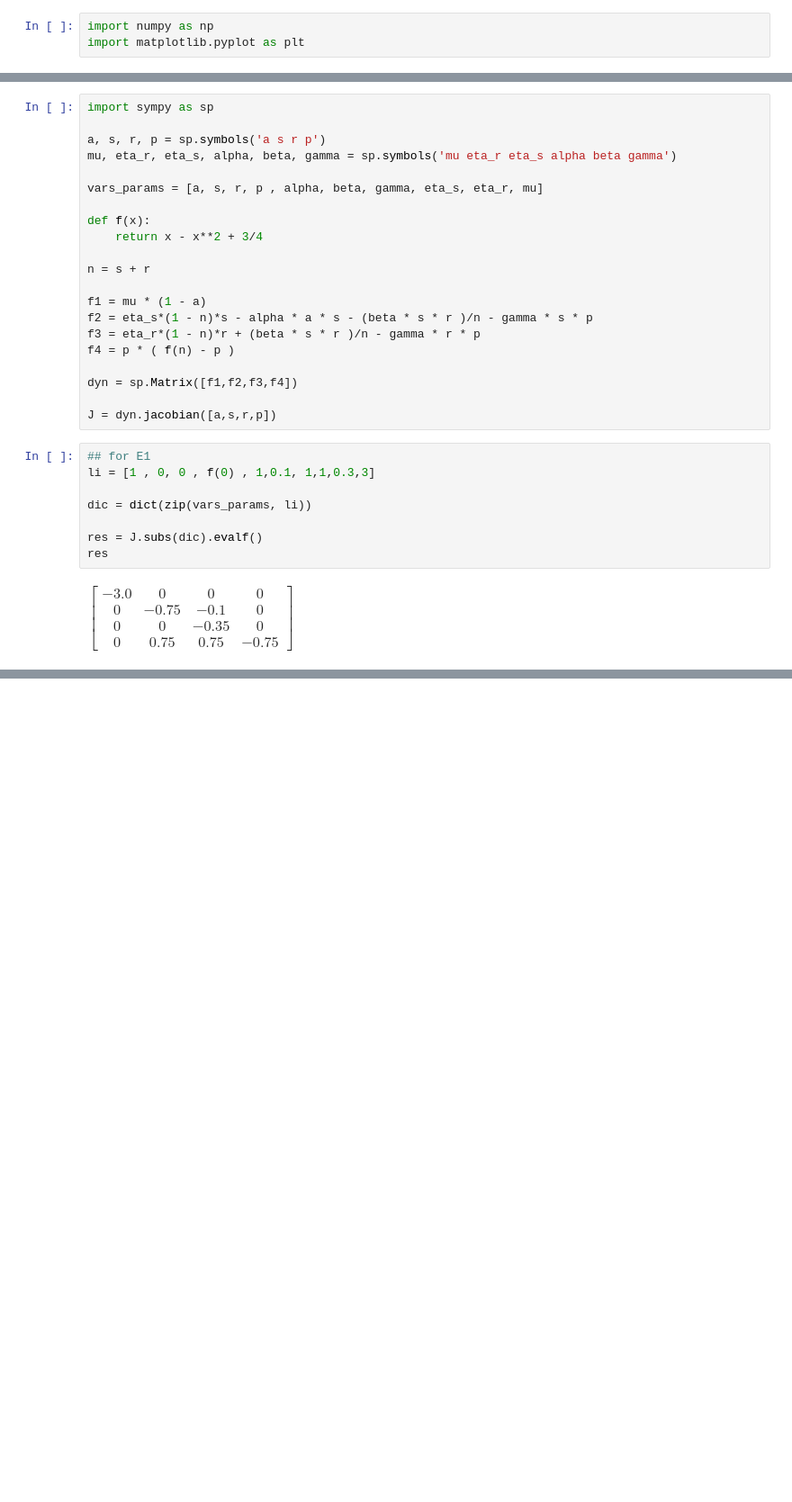
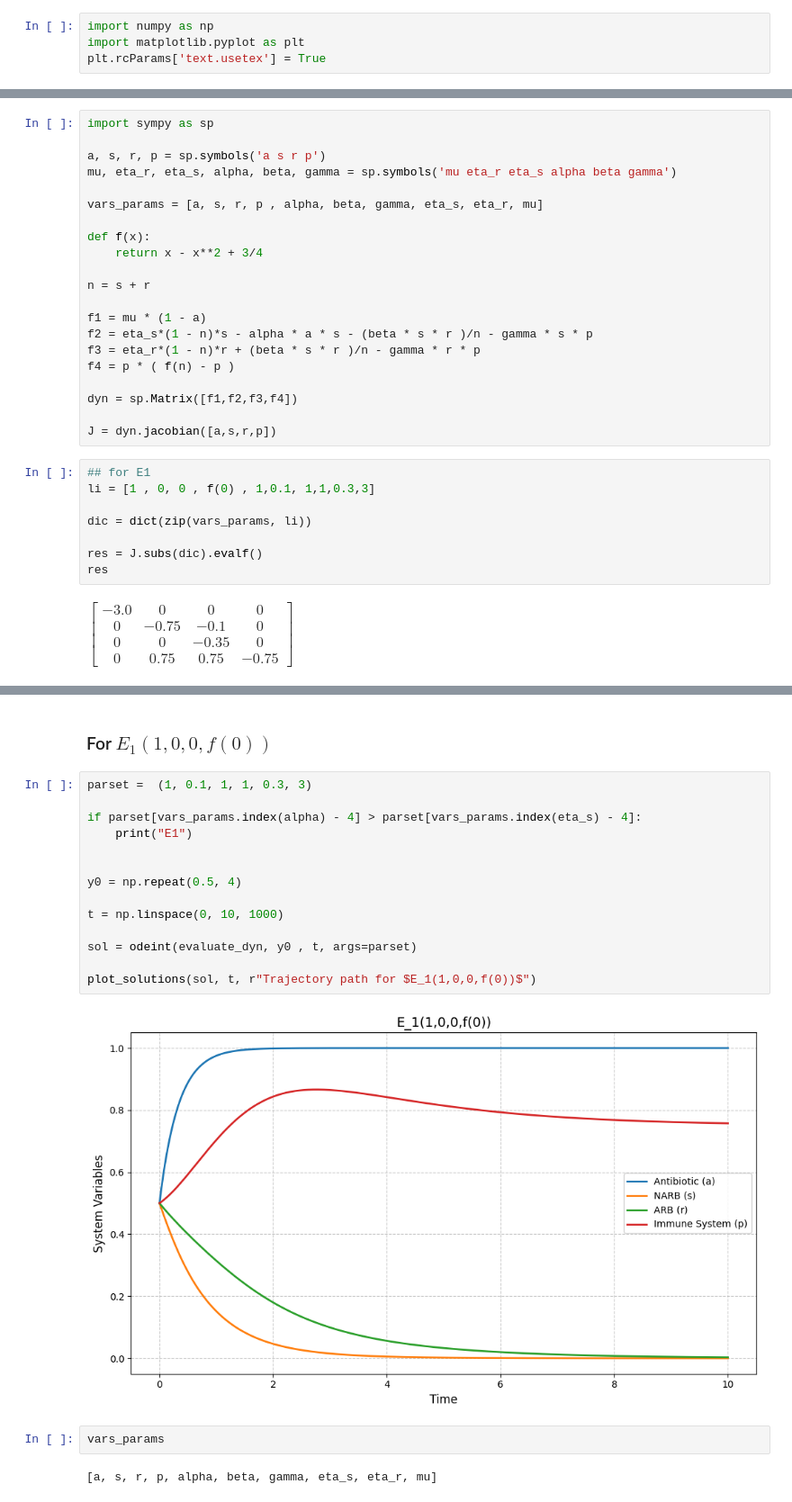
Before and after one commit to 3oop/bacterial-dynamics-project, a Jupyter notebook: Code/gut.ipynb, the cells around one changed output, grey strips where cells are left out. Shown at 90% size. Drawn from its saved outputs; the diff is of its cells as text; blank space fills up the shorter version.

```diff
--- a/Code/gut.ipynb
+++ b/Code/gut.ipynb
@@ -9,6 +9,7 @@ Our Invarient Set $\mathcal{A}$ implied some restriction on parameters which all
 # %%
 import numpy as np
 import matplotlib.pyplot as plt
+plt.rcParams['text.usetex'] = True
 # %% [markdown]
 ## Symbolic Calculation
 
@@ -86,0 +87,22 @@ plt.show()
+# %% [markdown]
+### For $E_1(1,0,0,f(0))$
+# %%
+parset =  (1, 0.1, 1, 1, 0.3, 3)
+
+if parset[vars_params.index(alpha) - 4] > parset[vars_params.index(eta_s) - 4]:
+    print("E1")
+
+
+y0 = np.repeat(0.5, 4)
+
+t = np.linspace(0, 10, 1000)
+
+sol = odeint(evaluate_dyn, y0 , t, args=parset)
+
+plot_solutions(sol, t, r"Trajectory path for $E_1(1,0,0,f(0))$")
+# %% [output]
+[figure, added]
+# %%
+vars_params
+# %% [output]
+[a, s, r, p, alpha, beta, gamma, eta_s, eta_r, mu]
```
Also changed, not shown: parts of 4 cells of this notebook, 1 other file.
